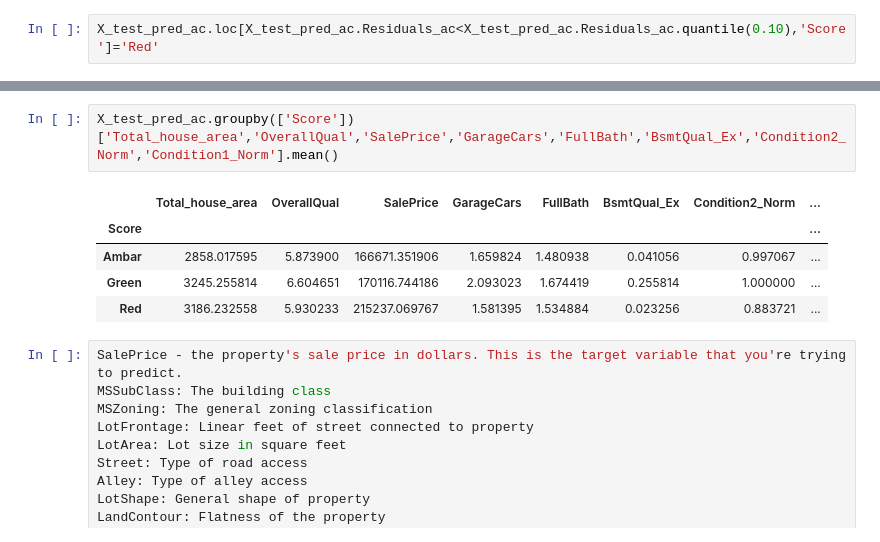
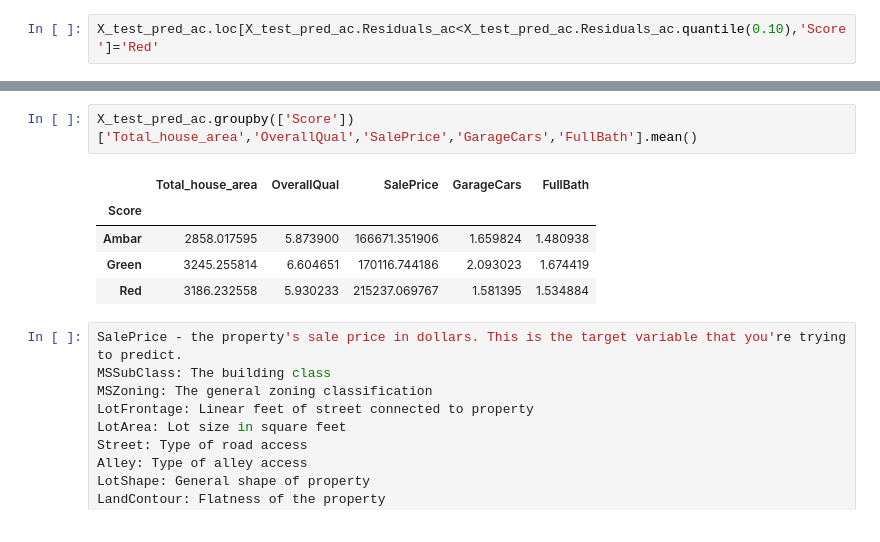
Before and after one commit to AMTORRES82/Udacity, a Jupyter notebook: Houses2.ipynb, the cells around one changed output, grey strips where cells are left out. Saved outputs shown, nothing was run; the diff lists cells and outputs as text.

```diff
--- a/Houses2.ipynb
+++ b/Houses2.ipynb
@@ -732,11 +715,11 @@ Name: Score, Length: 427, dtype: object>
 # %%
-X_test_pred_ac.groupby(['Score'])['Total_house_area','OverallQual','SalePrice','GarageCars','FullBath','BsmtQual_Ex','Condition2_Norm','Condition1_Norm'].mean()
+X_test_pred_ac.groupby(['Score'])['Total_house_area','OverallQual','SalePrice','GarageCars','FullBath'].mean()
 # %% [output]
-|  | Total_house_area | OverallQual | SalePrice | GarageCars | FullBath | BsmtQual_Ex | Condition2_Norm | ... |
-| Score |  |  |  |  |  |  |  | ... |
-| Ambar | 2858.017595 | 5.873900 | 166671.351906 | 1.659824 | 1.480938 | 0.041056 | 0.997067 | ... |
-| Green | 3245.255814 | 6.604651 | 170116.744186 | 2.093023 | 1.674419 | 0.255814 | 1.000000 | ... |
-| Red | 3186.232558 | 5.930233 | 215237.069767 | 1.581395 | 1.534884 | 0.023256 | 0.883721 | ... |
+|  | Total_house_area | OverallQual | SalePrice | GarageCars | FullBath |
+| Score |  |  |  |  |  |
+| Ambar | 2858.017595 | 5.873900 | 166671.351906 | 1.659824 | 1.480938 |
+| Green | 3245.255814 | 6.604651 | 170116.744186 | 2.093023 | 1.674419 |
+| Red | 3186.232558 | 5.930233 | 215237.069767 | 1.581395 | 1.534884 |
 # %%
 SalePrice - the property's sale price in dollars. This is the target variable that you're trying to predict.
 MSSubClass: The building class
```
Also changed, not shown: parts of 9 cells of this notebook.
